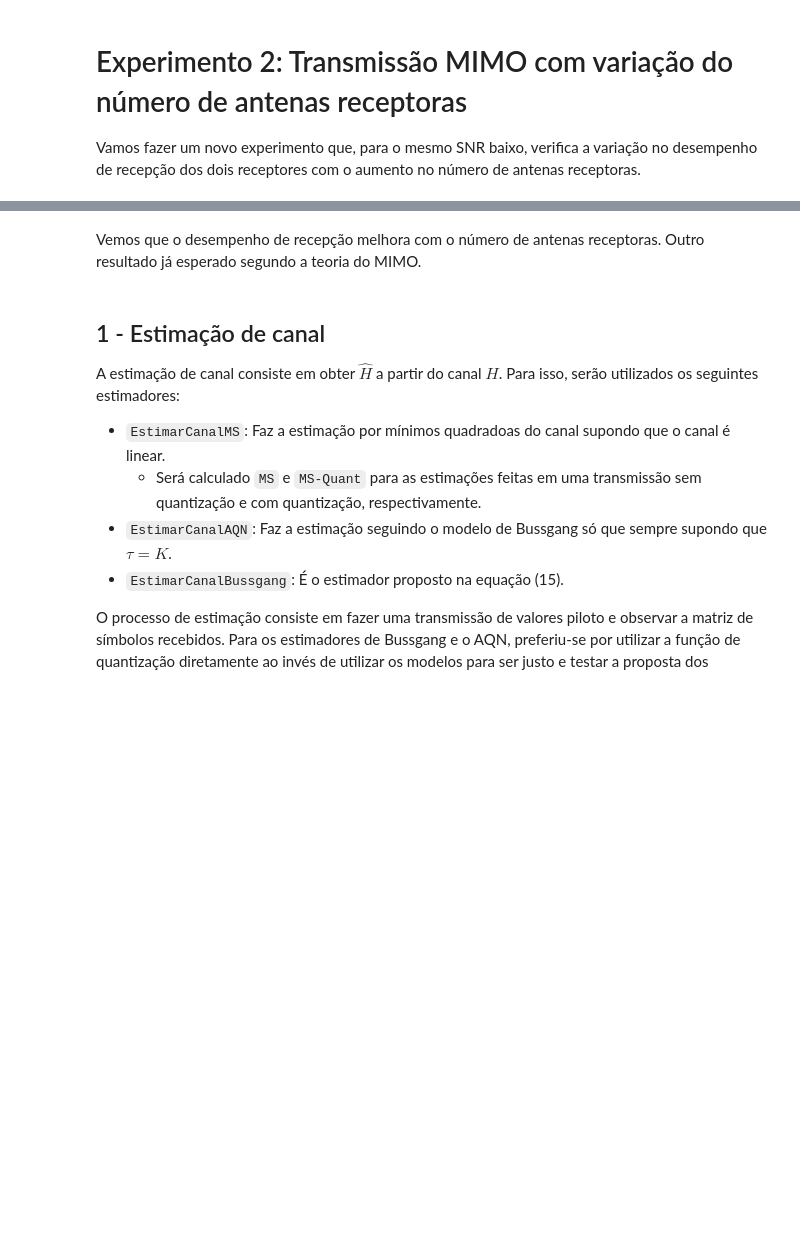
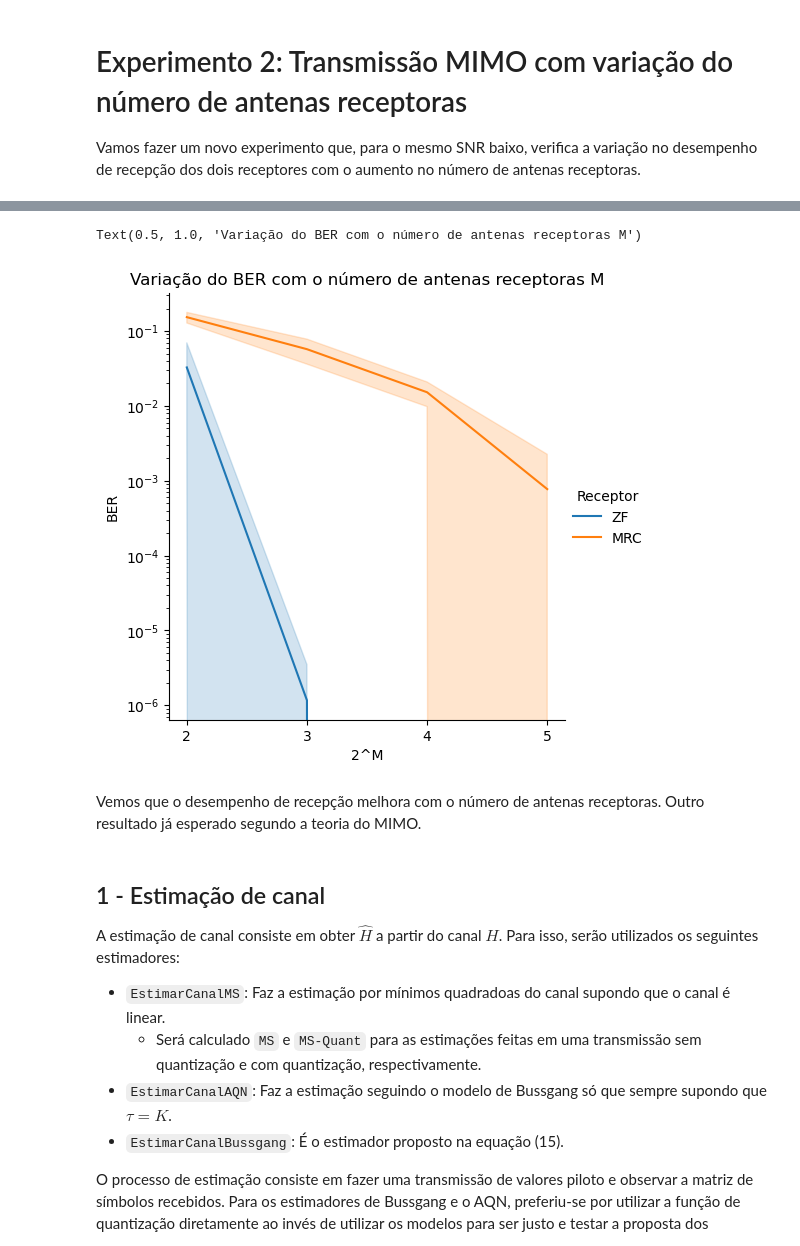
Before and after one commit to Fdms-3741/TrabalhoTransmissaoDigital, a Jupyter notebook: Codigos/Relatório de Trasnmissão Digital.ipynb, the cells around one changed output, grey strips where cells are left out. Saved outputs shown, nothing was run; the diff lists cells and outputs as text; code cells hidden in the pictures; blank space fills up the shorter version.

```diff
--- a/Codigos/Relatório de Trasnmissão Digital.ipynb
+++ b/Codigos/Relatório de Trasnmissão Digital.ipynb
@@ -418,3 +426,12 @@ Wall time: 2min 55s
+# %%
+resultados = pd.read_pickle("resultados_experimento_2.pickle")
+sns.relplot(data=resultados,x='2^M',y='BER',hue='Receptor',kind='line')
+_ = plt.yscale('log')
+_ = plt.xticks([2,3,4,5])
+plt.title("Variação do BER com o número de antenas receptoras M")
+# %% [output]
+Text(0.5, 1.0, 'Variação do BER com o número de antenas receptoras M')
+[figure, added]
 # %% [markdown]
 Vemos que o desempenho de recepção melhora com o número de antenas receptoras. Outro resultado já esperado segundo a teoria do MIMO.
 # %% [markdown]
```
Also changed, not shown: parts of 6 cells of this notebook, 2 other files.
